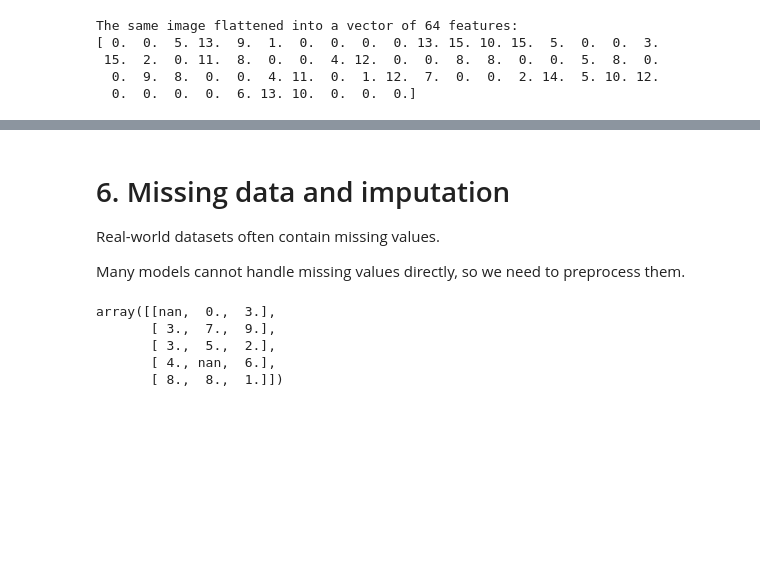
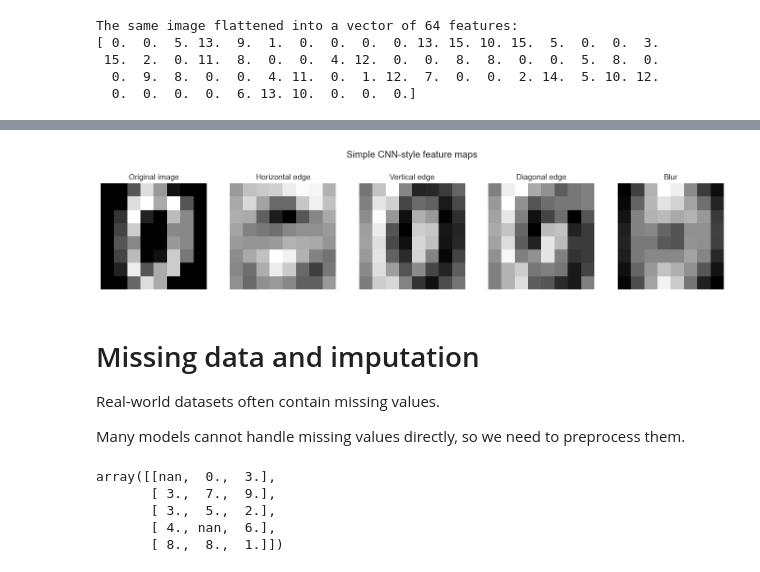
Before and after one commit to zhiwu-huang/AICE1006-Data-Analytics-EDA, a Jupyter notebook: 08_data_engineering/08_slides_data_engineering_v2.ipynb, the cells around one changed output, grey strips where cells are left out. Drawn from its saved outputs; the diff is of its cells as text; code cells hidden in the pictures; blank space fills up the shorter version.

```diff
--- a/08_data_engineering/08_slides_data_engineering_v2.ipynb
+++ b/08_data_engineering/08_slides_data_engineering_v2.ipynb
@@ -501,19 +508,0 @@ One well-known example is HOG (Histogram of Oriented Gradients), which tries to
-# %%
-from skimage import data, color, feature
-
-image = color.rgb2gray(data.astronaut())
-hog_features, hog_image = feature.hog(image, visualize=True)
-
-fig, ax = plt.subplots(1, 2, figsize=(10, 4))
-ax[0].imshow(image, cmap="gray")
-ax[0].set_title("Original image")
-ax[0].axis("off")
-
-ax[1].imshow(hog_image, cmap="gray")
-ax[1].set_title("HOG visualisation")
-ax[1].axis("off")
-
-plt.tight_layout()
-plt.show()
-
-print("Length of HOG feature vector:", len(hog_features))
@@ -533,5 +519,49 @@ So again:
+# %%
+from scipy.signal import convolve2d
+
+# Load a simple image from the digits dataset
+digits = load_digits()
+img = digits.images[0]
+
+# Define a few simple filters
+filters = {
+    "Horizontal edge": np.array([[1, 1, 1],
+                                 [0, 0, 0],
+                                 [-1, -1, -1]]),
+
+    "Vertical edge": np.array([[1, 0, -1],
+                               [1, 0, -1],
+                               [1, 0, -1]]),
+
+    "Diagonal edge": np.array([[ 1,  0,  0],
+                               [ 0,  0,  0],
+                               [ 0,  0, -1]]),
+
+    "Blur": np.ones((3, 3)) / 9
+}
+
+# Plot original image and feature maps
+fig, axes = plt.subplots(1, len(filters) + 1, figsize=(14, 3))
+
+# Original image
+axes[0].imshow(img, cmap="gray")
+axes[0].set_title("Original image")
+axes[0].axis("off")
+
+# Filtered images (feature maps)
+for ax, (name, kernel) in zip(axes[1:], filters.items()):
+    feature_map = convolve2d(img, kernel, mode="same", boundary="symm")
+    ax.imshow(feature_map, cmap="gray")
+    ax.set_title(name)
+    ax.axis("off")
+
+plt.suptitle("Simple CNN-style feature maps", y=1.05)
+plt.tight_layout()
+plt.show()
+# %% [output]
+[figure, added]
 # %% [markdown]
-# 6. Missing data and imputation
+# Missing data and imputation
 
 Real-world datasets often contain missing values.
 
```
Also changed, not shown: parts of 19 cells of this notebook.
